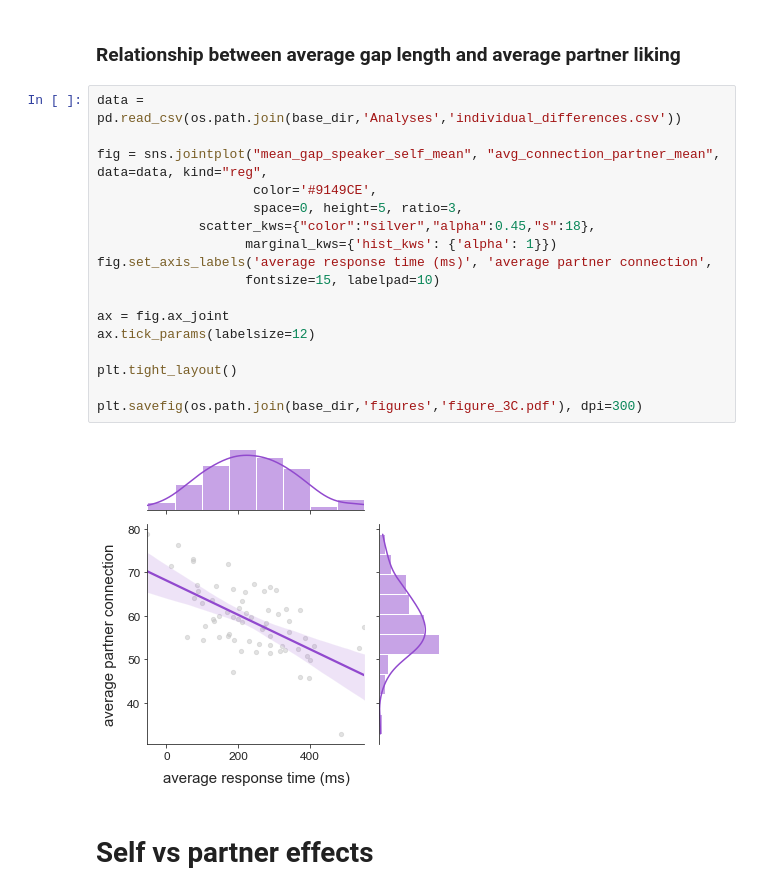
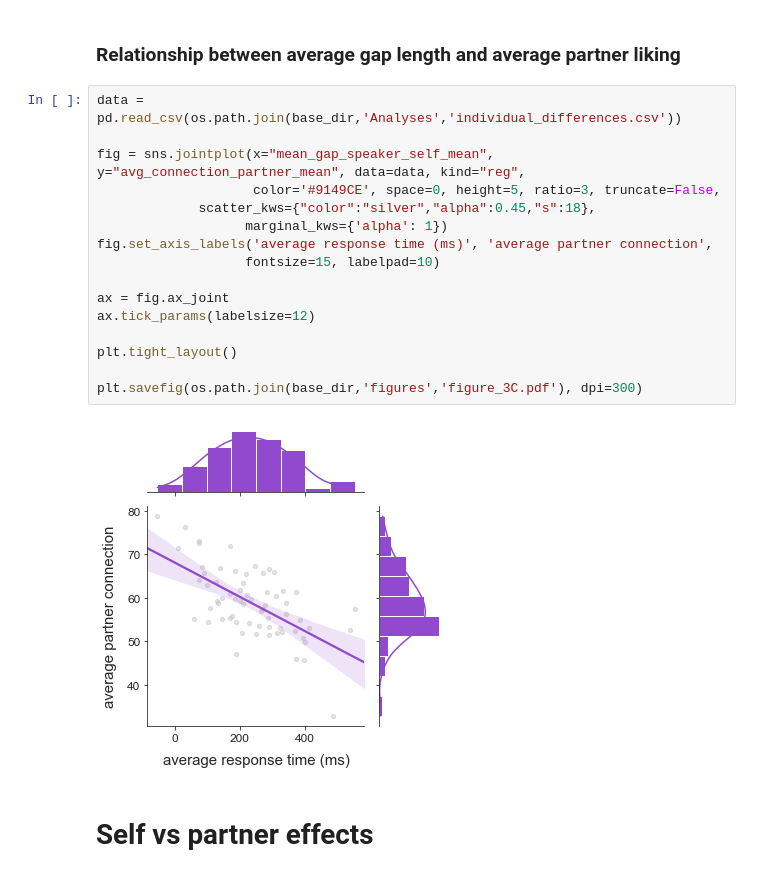
Before and after one commit to emtempleton/GapPaper, a Jupyter notebook: Code/create_figures.ipynb, the cells around one changed output. Cells and saved outputs as stored; diff of their text form.

Commit message:
small modifications to figure plotting script

```diff
--- a/Code/create_figures.ipynb
+++ b/Code/create_figures.ipynb
@@ -152,22 +150,21 @@ plt.savefig(os.path.join(base_dir,'figures','figure_3B.pdf'), dpi=300)
 # %%
 data = pd.read_csv(os.path.join(base_dir,'Analyses','individual_differences.csv'))
 
-fig = sns.jointplot("mean_gap_speaker_self_mean", "avg_connection_partner_mean", data=data, kind="reg",
-                    color='#9149CE',
-                    space=0, height=5, ratio=3,
+fig = sns.jointplot(x="mean_gap_speaker_self_mean", y="avg_connection_partner_mean", data=data, kind="reg",
+                    color='#9149CE', space=0, height=5, ratio=3, truncate=False,
              scatter_kws={"color":"silver","alpha":0.45,"s":18},
-                   marginal_kws={'hist_kws': {'alpha': 1}})
+                   marginal_kws={'alpha': 1})
 fig.set_axis_labels('average response time (ms)', 'average partner connection',
                    fontsize=15, labelpad=10)
 
 ax = fig.ax_joint
 ax.tick_params(labelsize=12)
 
 plt.tight_layout()
 
 plt.savefig(os.path.join(base_dir,'figures','figure_3C.pdf'), dpi=300)
 # %% [output]
-[figure, old version]
+[figure, new version]
 # %% [markdown]
 # Self vs partner effects
 # %% [markdown]
```
Also changed, not shown: parts of 2 cells of this notebook.
